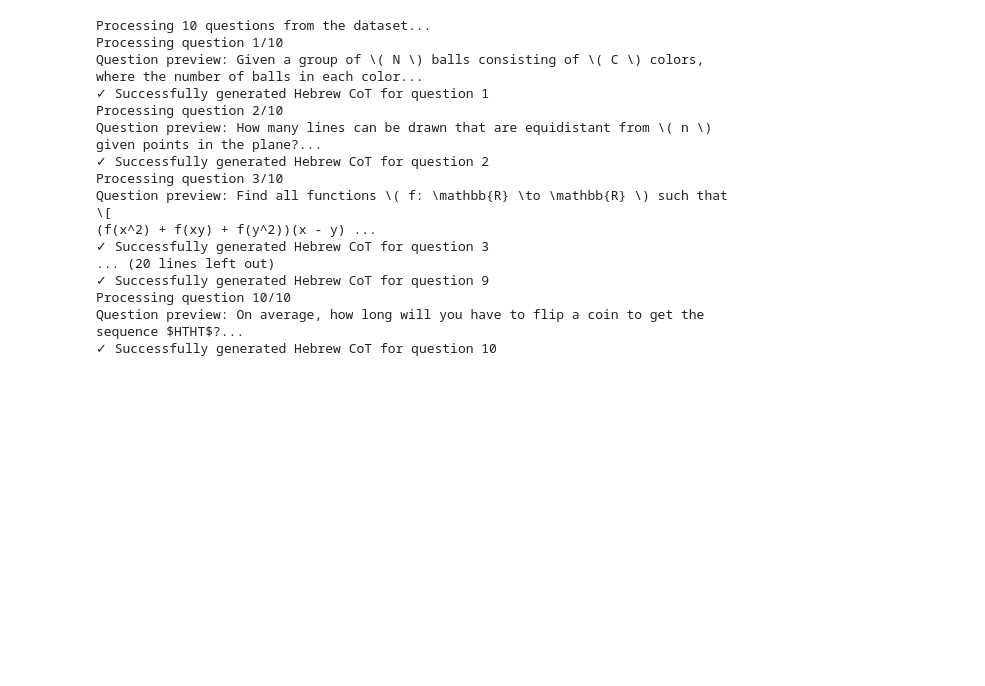
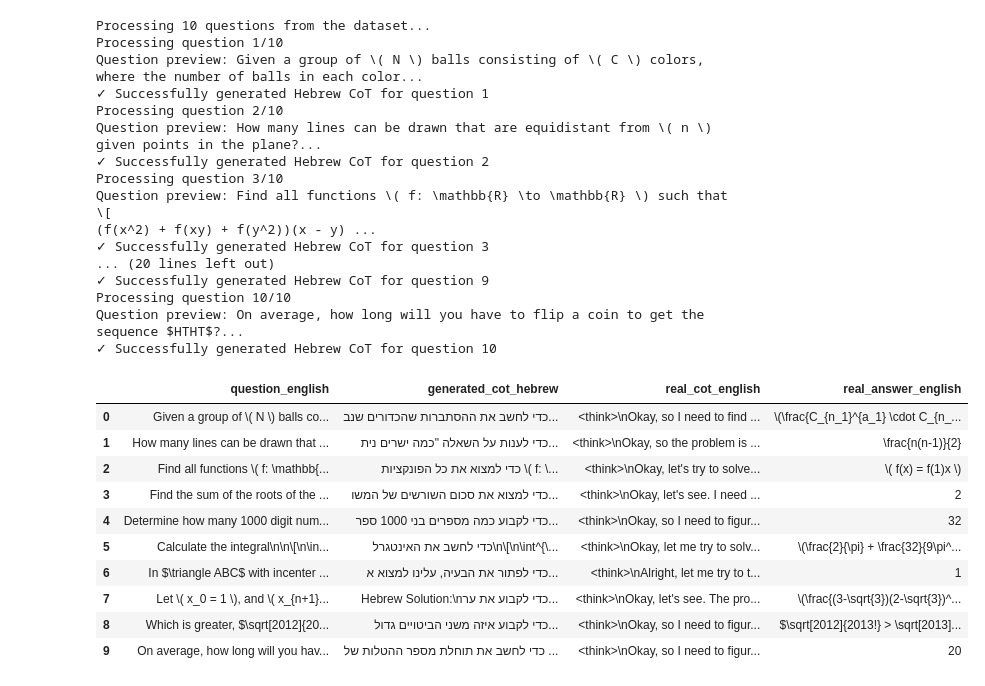
Before and after one commit to sarelWeinberger/qwen-hebrew-finetuning, a Jupyter notebook: synth/synth_fewshots.ipynb, the cells around one changed output. Saved outputs shown, nothing was run; the diff lists cells and outputs as text; code cells hidden in the pictures; blank space fills up the shorter version.

```diff
--- a/synth/synth_fewshots.ipynb
+++ b/synth/synth_fewshots.ipynb
@@ -133,7 +132,7 @@ Example 5: COT length = 25241 chars
 # %%
 GEMINI_API_KEY = ""  # Replace with your actual API key
 genai.configure(api_key=GEMINI_API_KEY)
-model = genai.GenerativeModel('gemini-1.5-flash')
+model = genai.GenerativeModel('gemini-2.5-pro')
 # %%
 def translate_to_hebrew(text, text_type="text"):
     """Translate text to Hebrew using Gemini API with rate limiting"""
@@ -231,15 +230,15 @@ Explanation:"""
 
     return prompt
 # %%
-def generate_hebrew_cot_for_dataset(translated_questions, translated_cot_solutions, translated_answers,
+def generate_hebrew_cot_for_dataset(english_questions, translated_cot_solutions, english_answers,
                                   num_questions=10, model=model):
     """
     Generate Hebrew CoT for questions from the original dataset
 
     Args:
-        translated_questions: List of Hebrew translated questions (few-shot examples)
+        english_questions: List of English questions (few-shot examples)
         translated_cot_solutions: List of Hebrew translated CoT solutions (few-shot examples)
-        translated_answers: List of Hebrew translated answers (few-shot examples)
+        english_answers: List of English answers (few-shot examples)
         num_questions: Number of questions to process from dataset
         model: Gemini model instance
 
@@ -269,11 +268,11 @@ def generate_hebrew_cot_for_dataset(translated_questions, translated_cot_solutio
             print(f"Question preview: {english_question[:100]}...")
 
             # Create few-shot prompt
-            prompt = create_few_shot_prompt(
-                translated_questions,
+            prompt = create_few_shot_prompt_for_hebrew_cot(
+                english_questions,
                 translated_cot_solutions,
-                translated_answers,
-                english_question, real_english_answer
+                english_answers,
+                english_question
             )
 
             # Generate Hebrew CoT
@@ -311,11 +310,12 @@ def generate_hebrew_cot_for_dataset(translated_questions, translated_cot_solutio
     df = pd.DataFrame(results)
     return df
 # %%
-df_results = generate_hebrew_cot_for_dataset(
-    translated_questions=translated_questions,      # Your Hebrew translated questions
-    translated_cot_solutions=translated_cot_solutions,  # Your Hebrew translated CoT solutions
-    translated_answers=translated_answers,          # Your Hebrew translated answers
-    num_questions=10  # Start with 10, increase as needed
+hebrew_cot_df = generate_hebrew_cot_for_dataset(
+    english_questions=questions,  # Your original English questions
+    translated_cot_solutions=translated_cot_solutions,  # Hebrew CoT solutions
+    english_answers=expected_answers,  # Your original English answers
+    num_questions=10,
+    model=model
 )
 # %% [output]
 Processing 10 questions from the dataset...
@@ -335,3 +335,17 @@ Question preview: Find all functions \( f: \mathbb{R} \to \mathbb{R} \) such tha
 Processing question 10/10
 Question preview: On average, how long will you have to flip a coin to get the sequence $HTHT$?...
 ✓ Successfully generated Hebrew CoT for question 10
+# %%
+hebrew_cot_df
+# %% [output]
+|  | question_english | generated_cot_hebrew | real_cot_english | real_answer_english |
+| 0 | Given a group of \( N \) balls co... | כדי לחשב את ההסתברות שהכדורים שנב... | <think>\nOkay, so I need to find ... | \(\frac{C_{n_1}^{a_1} \cdot C_{n_... |
+| 1 | How many lines can be drawn that ... | כדי לענות על השאלה "כמה ישרים נית... | <think>\nOkay, so the problem is ... | \frac{n(n-1)}{2} |
+| 2 | Find all functions \( f: \mathbb{... | כדי למצוא את כל הפונקציות \( f: \... | <think>\nOkay, let's try to solve... | \( f(x) = f(1)x \) |
+| 3 | Find the sum of the roots of the ... | כדי למצוא את סכום השורשים של המשו... | <think>\nOkay, let's see. I need ... | 2 |
+| 4 | Determine how many 1000 digit num... | כדי לקבוע כמה מספרים בני 1000 ספר... | <think>\nOkay, so I need to figur... | 32 |
+| 5 | Calculate the integral\n\n\[\n\in... | כדי לחשב את האינטגרל\n\[\n\int^{\... | <think>\nOkay, let me try to solv... | \(\frac{2}{\pi} + \frac{32}{9\pi^... |
+| 6 | In $\triangle ABC$ with incenter ... | כדי לפתור את הבעיה, עלינו למצוא א... | <think>\nAlright, let me try to t... | 1 |
+| 7 | Let \( x_0 = 1 \), and \( x_{n+1}... | Hebrew Solution:\nכדי לקבוע את ער... | <think>\nOkay, let's see. The pro... | \(\frac{(3-\sqrt{3})(2-\sqrt{3})^... |
+| 8 | Which is greater, $\sqrt[2012]{20... | כדי לקבוע איזה משני הביטויים גדול... | <think>\nOkay, so I need to figur... | $\sqrt[2012]{2013!} > \sqrt[2013]... |
+| 9 | On average, how long will you hav... | כדי לחשב את תוחלת מספר ההטלות של ... | <think>\nOkay, so I need to figur... | 20 |
```
Also changed, not shown: parts of 4 cells of this notebook.
